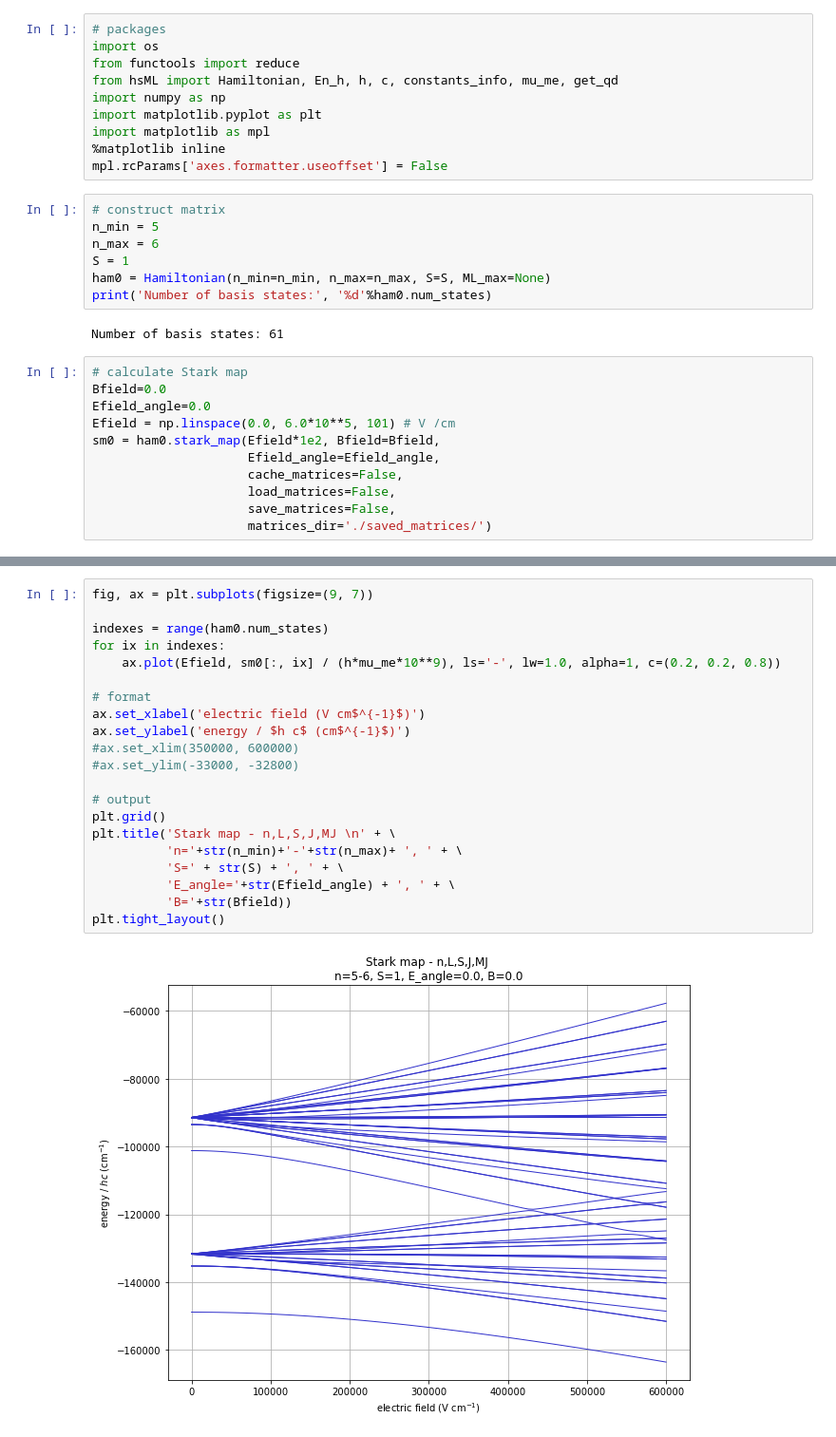
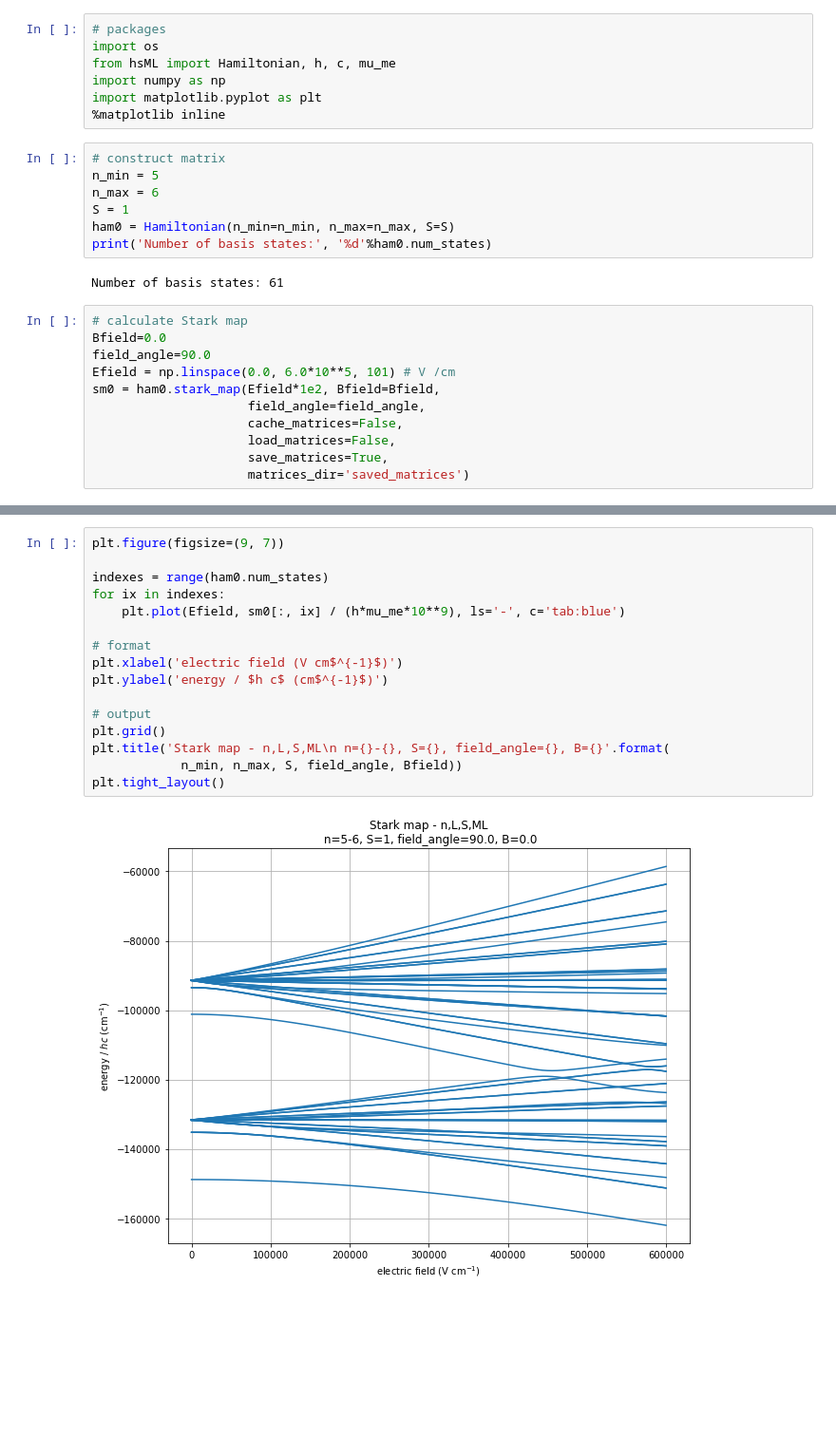
Before and after one commit to aa-morgan/helium-stark-ML, a Jupyter notebook: notebooks/Stark map - n,L,S,J,ML - parallel fields.ipynb, the cells around one changed output, grey strips where cells are left out. Shown at 95% size. Cells and saved outputs as stored; diff of their text form; blank space fills up the shorter version.

Commit message:
Updated save matrix code, and notebook

```diff
--- a/notebooks/Stark map - n,L,S,J,ML - parallel fields.ipynb
+++ b/notebooks/Stark map - n,L,S,J,ML - parallel fields.ipynb
@@ -1,31 +1,28 @@
 # %%
 # packages
 import os
-from functools import reduce
-from hsML import Hamiltonian, En_h, h, c, constants_info, mu_me, get_qd
+from hsML import Hamiltonian, h, c, mu_me
 import numpy as np
 import matplotlib.pyplot as plt
-import matplotlib as mpl
 %matplotlib inline
-mpl.rcParams['axes.formatter.useoffset'] = False
 # %%
 # construct matrix
 n_min = 5
 n_max = 6
 S = 1
-ham0 = Hamiltonian(n_min=n_min, n_max=n_max, S=S, ML_max=None)
+ham0 = Hamiltonian(n_min=n_min, n_max=n_max, S=S)
 print('Number of basis states:', '%d'%ham0.num_states)
 # %% [output]
 Number of basis states: 61
 # %%
 # calculate Stark map
 Bfield=0.0
-Efield_angle=0.0
+field_angle=90.0
 Efield = np.linspace(0.0, 6.0*10**5, 101) # V /cm
 sm0 = ham0.stark_map(Efield*1e2, Bfield=Bfield,
-                     Efield_angle=Efield_angle,
+                     field_angle=field_angle,
                      cache_matrices=False,
                      load_matrices=False,
-                     save_matrices=False,
-                     matrices_dir='./saved_matrices/')
+                     save_matrices=True,
+                     matrices_dir='saved_matrices')
 # %% [output]
@@ -34,23 +31,18 @@ $M_L$ sub-manifolds are diagonalised collectively (TODO: should be done independ
 # %%
-fig, ax = plt.subplots(figsize=(9, 7))
+plt.figure(figsize=(9, 7))
 
 indexes = range(ham0.num_states)
 for ix in indexes:
-    ax.plot(Efield, sm0[:, ix] / (h*mu_me*10**9), ls='-', lw=1.0, alpha=1, c=(0.2, 0.2, 0.8))
+    plt.plot(Efield, sm0[:, ix] / (h*mu_me*10**9), ls='-', c='tab:blue')
 
 # format
-ax.set_xlabel('electric field (V cm$^{-1}$)')
-ax.set_ylabel('energy / $h c$ (cm$^{-1}$)')
-#ax.set_xlim(350000, 600000)
-#ax.set_ylim(-33000, -32800)
+plt.xlabel('electric field (V cm$^{-1}$)')
+plt.ylabel('energy / $h c$ (cm$^{-1}$)')
 
 # output
 plt.grid()
-plt.title('Stark map - n,L,S,J,MJ \n' + \
-          'n='+str(n_min)+'-'+str(n_max)+ ', ' + \
-          'S=' + str(S) + ', ' + \
-          'E_angle='+str(Efield_angle) + ', ' + \
-          'B='+str(Bfield))
+plt.title('Stark map - n,L,S,ML\n n={}-{}, S={}, field_angle={}, B={}'.format(
+            n_min, n_max, S, field_angle, Bfield))
 plt.tight_layout()
 # %% [output]
-[figure, old version]
+[figure, new version]
```
Also changed, not shown: parts of 1 cell of this notebook, 2 other files.
